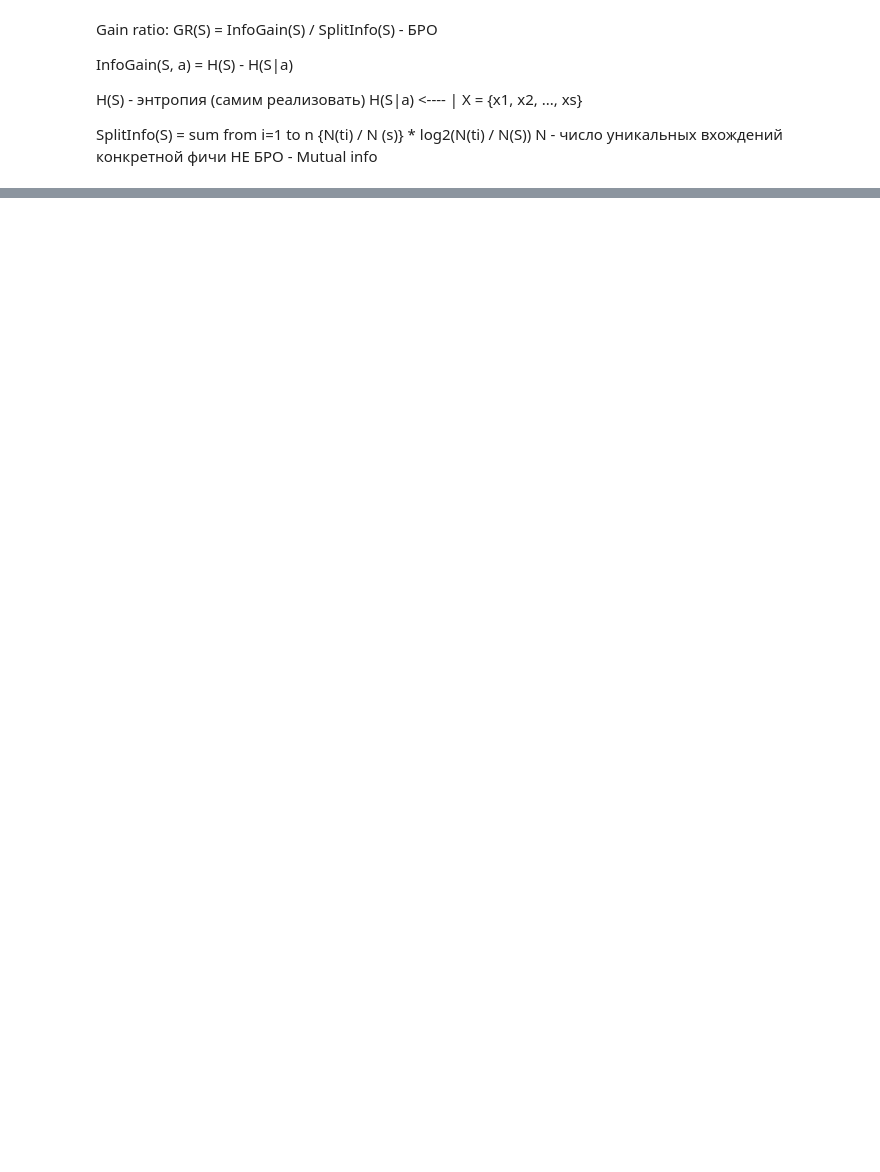
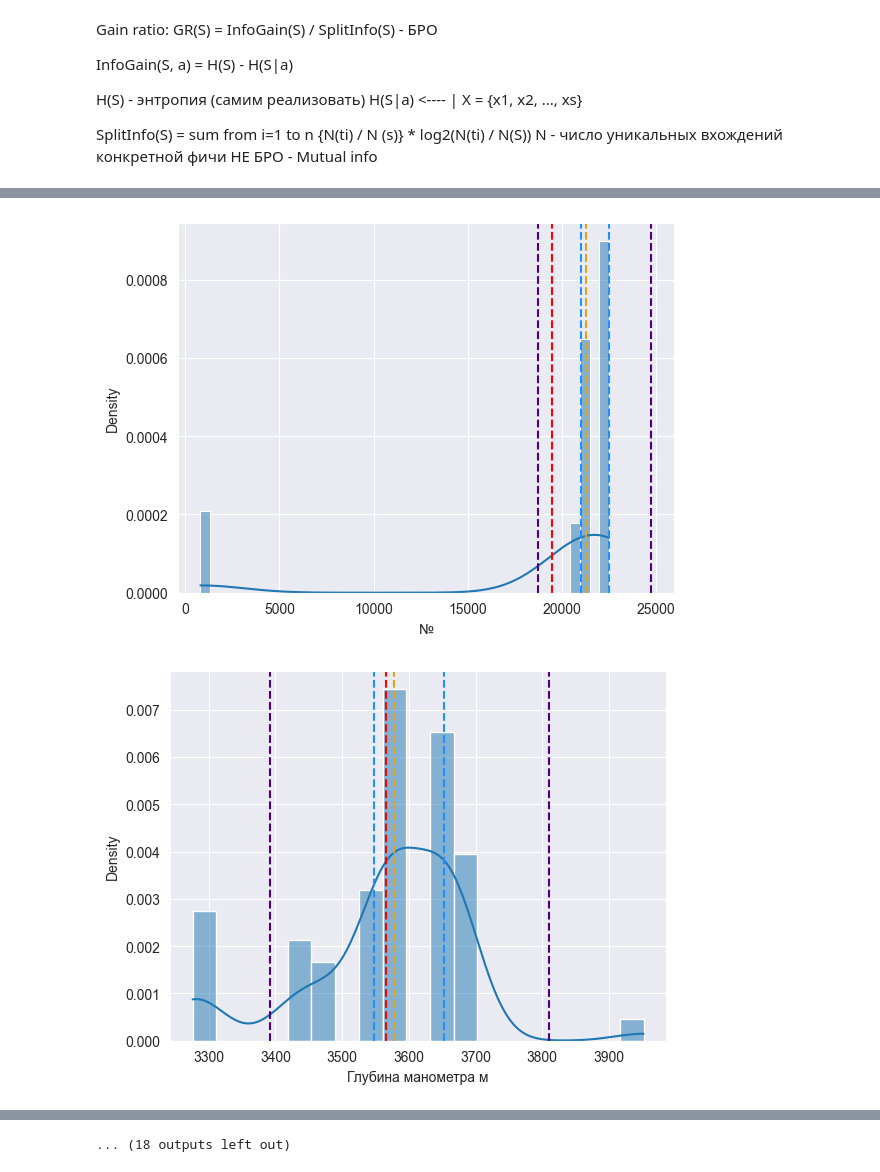
Before and after one commit to egorkuzn/NeuralNetsLabs, a Jupyter notebook: 1-DataSetPreprocessing/DataSetPreprocessing.ipynb, the cells around one changed output, grey strips where cells are left out. Saved outputs shown, nothing was run; the diff lists cells and outputs as text; code cells hidden in the pictures; blank space fills up the shorter version.

```diff
--- a/1-DataSetPreprocessing/DataSetPreprocessing.ipynb
+++ b/1-DataSetPreprocessing/DataSetPreprocessing.ipynb
@@ -286,0 +266,20 @@ G_total кг/с
+# %%
+import matplotlib.pyplot as plt
+
+def distribution_visualizer():
+    for key in df.keys():
+        if key != 'дд.мм.гггг':
+            plt.figure(key)
+            sns.histplot(df[key], kde=True, stat="density")
+            plt.axvline(f[key].iloc[3] - 1.5 * f[key].iloc[10], color="indigo", ls='--')  #q1-1.5*iqr
+            plt.axvline(f[key].iloc[3], color="dodgerblue", ls='--')  #первый квартиль
+            plt.axvline(f[key].iloc[4], color="red", ls='--')  #среднее
+            plt.axvline(f[key].iloc[5], color="goldenrod", ls='--')  #медиана
+            plt.axvline(f[key].iloc[6], color="dodgerblue", ls='--')  #третий квартиль
+            plt.axvline(f[key].iloc[6] + 1.5 * f[key].iloc[10], color="indigo", ls='--')  #q3+1.5*iqr
+            plt.show()
+# %%
+distribution_visualizer()
+# %% [output]
+[figure, added]
+[figure, added]
@@ -286,0 +296 @@ G_total кг/с
+... (18 outputs left out)
```
Also changed, not shown: parts of 50 cells of this notebook, 5 other files.
